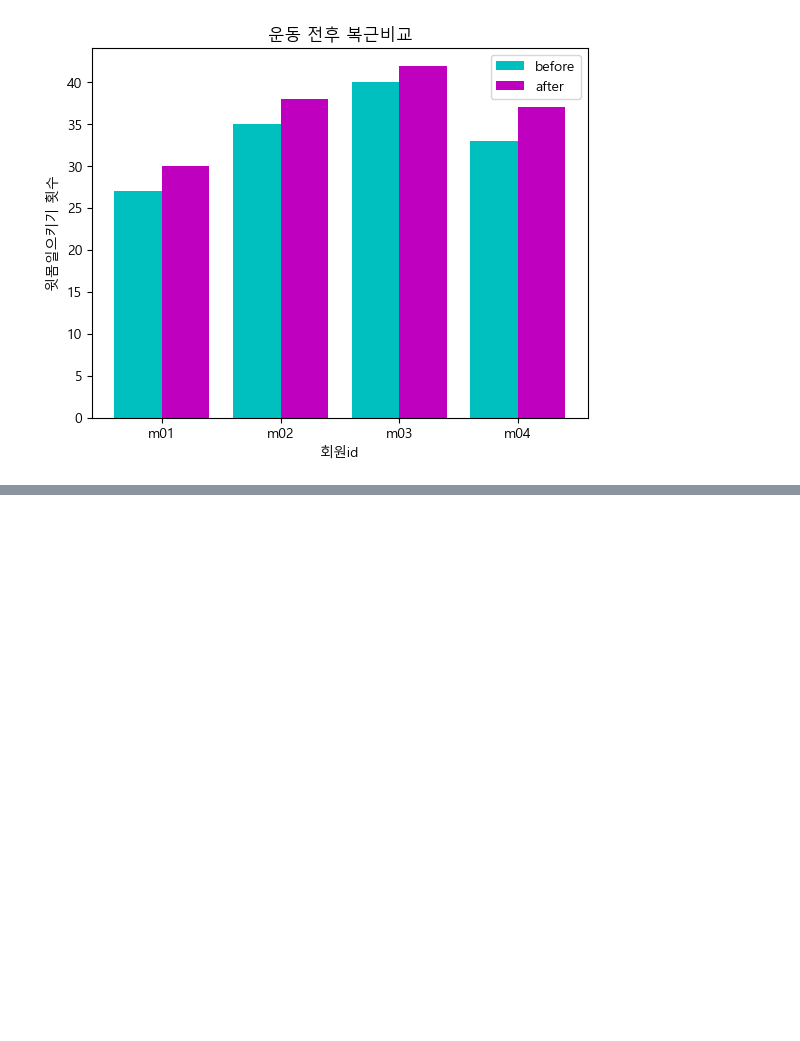
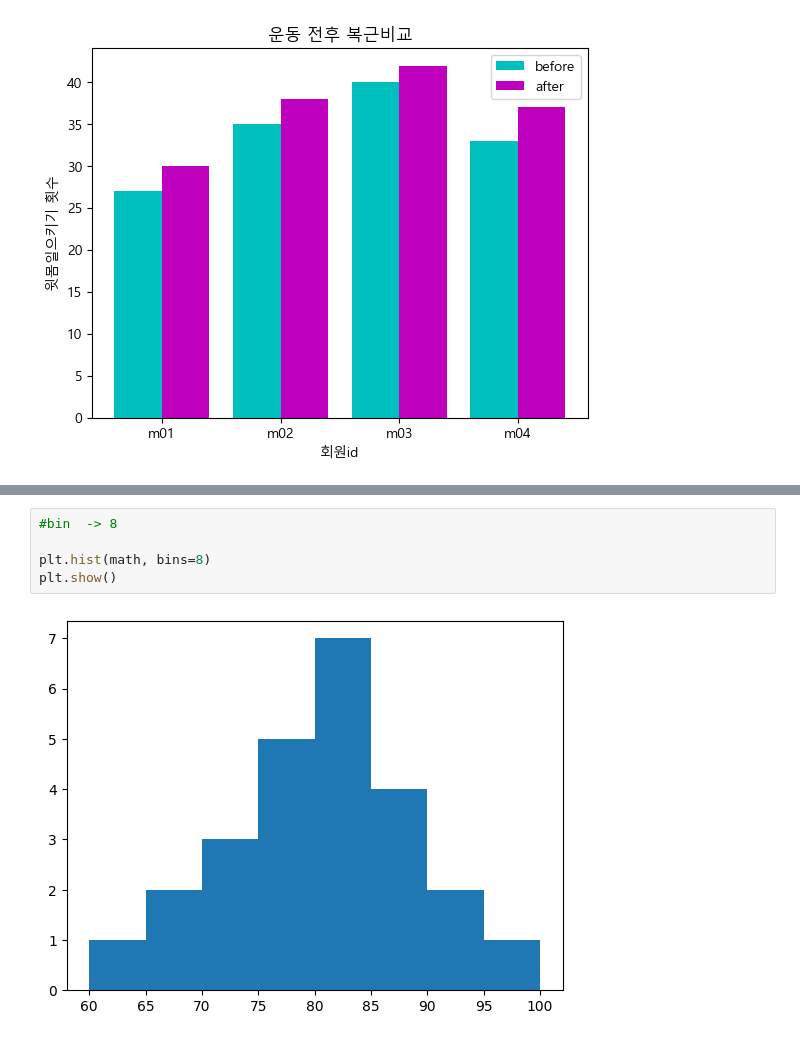
Before and after one commit to less927/python_basic, a Jupyter notebook: 데이터 시각화.ipynb, the cells around one changed output, grey strips where cells are left out. Drawn from its saved outputs; the diff is of its cells as text; blank space fills up the shorter version.

```diff
--- a/데이터 시각화.ipynb
+++ b/데이터 시각화.ipynb
@@ -493,0 +512,7 @@ plt.show()
+# %%
+#bin  -> 8
+
+plt.hist(math, bins=8)
+plt.show()
+# %% [output]
+[figure, added]
```
Also changed, not shown: parts of 35 cells of this notebook.
